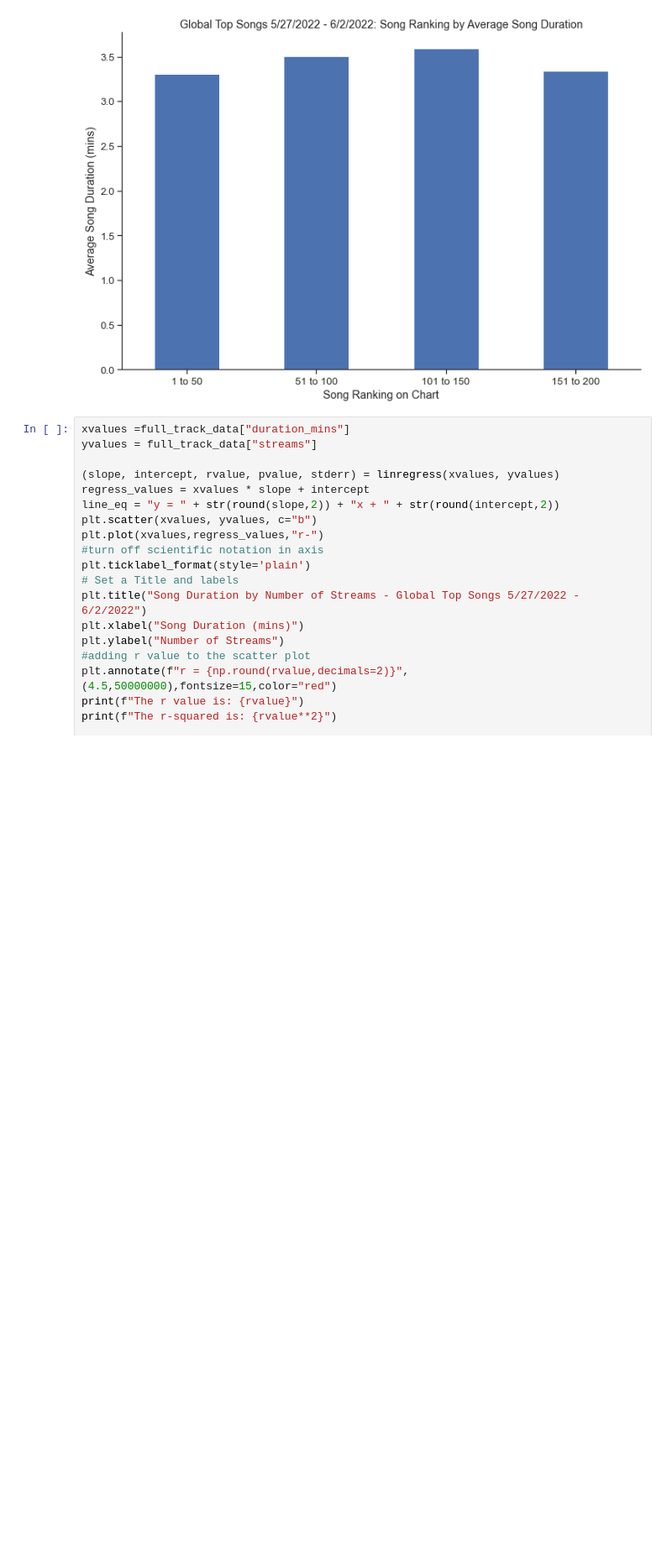
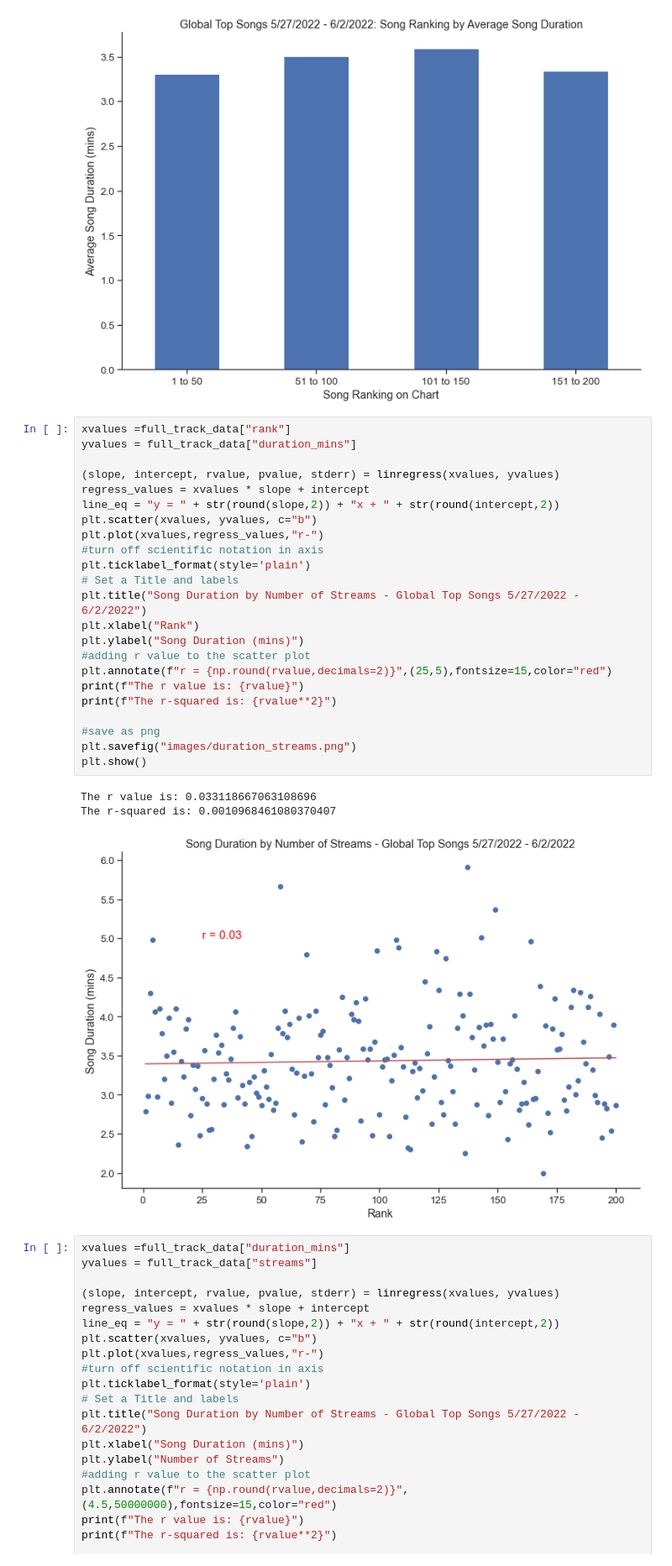
Before and after one commit to mbruns13/project_1_spotify, a Jupyter notebook: song_duration.ipynb, the cells around one changed output. Shown at 84% size. Cells and saved outputs as stored; diff of their text form; blank space fills up the shorter version.

Commit message:
adding one more duration plot

```diff
--- a/song_duration.ipynb
+++ b/song_duration.ipynb
@@ -356,6 +356,33 @@ plt.savefig("images/ranking_avg_duration.png",bbox_inches='tight')
 plt.show()
 # %% [output]
 [figure]
+# %%
+xvalues =full_track_data["rank"]
+yvalues = full_track_data["duration_mins"]
+
+(slope, intercept, rvalue, pvalue, stderr) = linregress(xvalues, yvalues)
+regress_values = xvalues * slope + intercept
+line_eq = "y = " + str(round(slope,2)) + "x + " + str(round(intercept,2))
+plt.scatter(xvalues, yvalues, c="b")
+plt.plot(xvalues,regress_values,"r-")
+#turn off scientific notation in axis
+plt.ticklabel_format(style='plain')
+# Set a Title and labels
+plt.title("Song Duration by Number of Streams - Global Top Songs 5/27/2022 - 6/2/2022")
+plt.xlabel("Rank")
+plt.ylabel("Song Duration (mins)")
+#adding r value to the scatter plot
+plt.annotate(f"r = {np.round(rvalue,decimals=2)}",(25,5),fontsize=15,color="red")
+print(f"The r value is: {rvalue}")
+print(f"The r-squared is: {rvalue**2}")
+
+#save as png
+plt.savefig("images/duration_streams.png")
+plt.show()
+# %% [output]
+The r value is: 0.033118667063108696
+The r-squared is: 0.0010968461080370407
+[figure, added]
 # %%
 xvalues =full_track_data["duration_mins"]
 yvalues = full_track_data["streams"]
```
Also changed, not shown: parts of 1 cell of this notebook, 2 other files.
